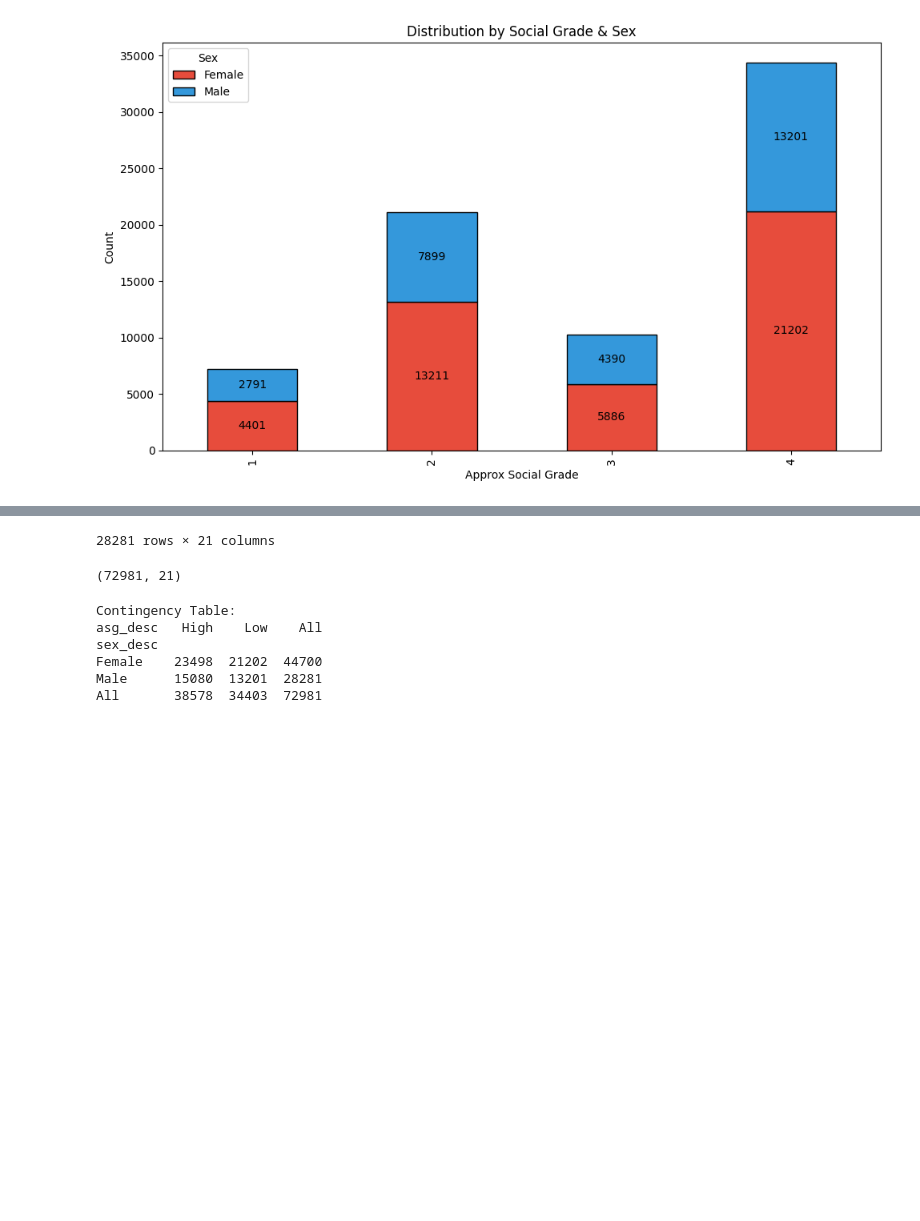
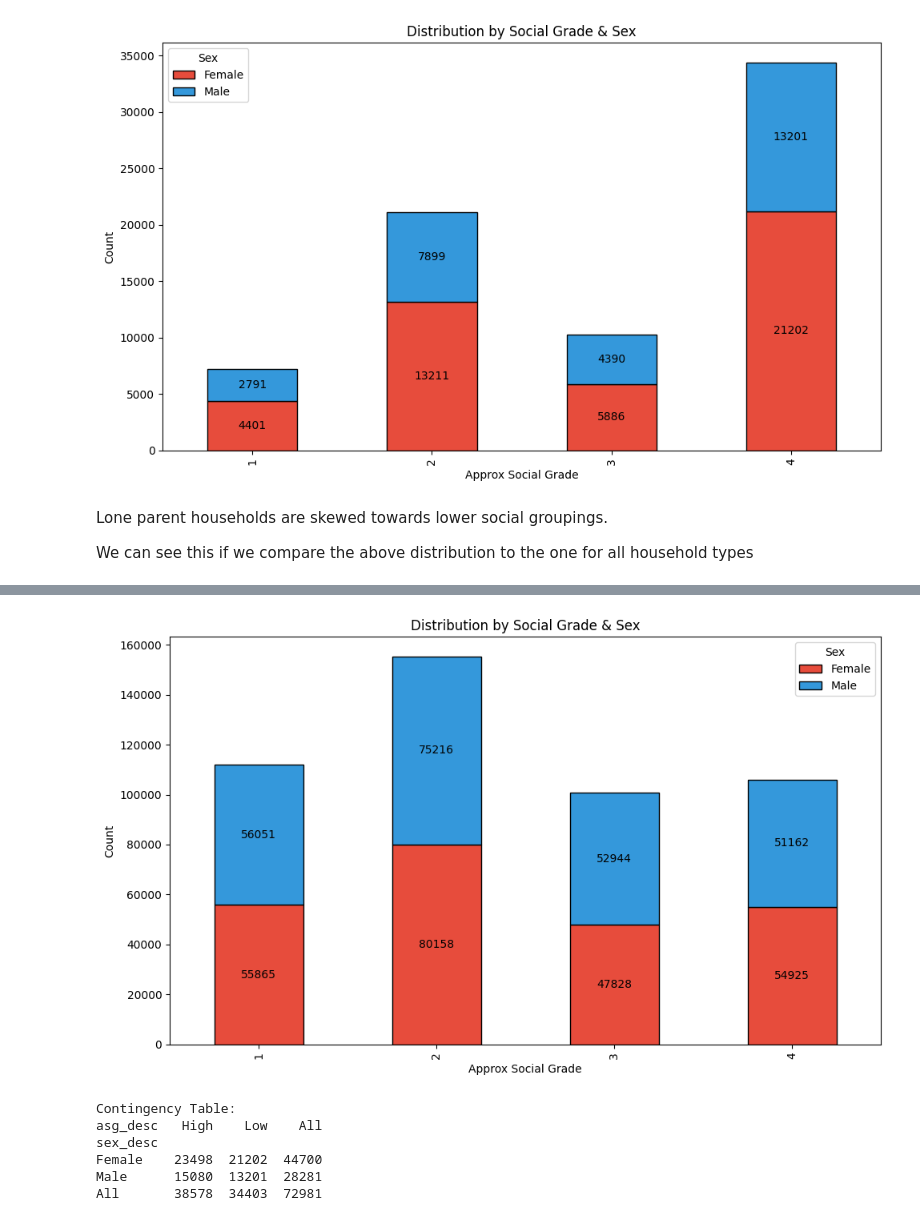
Before and after one commit to robwhite-lis/Everything_Counts_Assessment_2, a Jupyter notebook: census-codebook.ipynb, the cells around one changed output, grey strips where cells are left out. Drawn from its saved outputs; the diff is of its cells as text; code cells hidden in the pictures; blank space fills up the shorter version.

```diff
--- a/census-codebook.ipynb
+++ b/census-codebook.ipynb
@@ -295,6 +138,33 @@ plt.tight_layout()
 plt.show()
 # %% [output]
 [figure]
+# %% [markdown]
+Lone parent households are skewed towards lower social groupings.
+
+We can see this if we compare the above distribution to the one for all household types
 # %%
-asg[asg['sex'] == 2]
+# Grouped bar chart accross all households
+# oasg - all household types
+
+oasg = df[df['approx_social_grade'] != -8]
+oasg['sex_desc'] = np.where(oasg['sex'] ==1, 'Female', 'Male')
+
+ax2 = oasg.groupby(['approx_social_grade', 'sex_desc']).size().unstack().plot(
+    kind='bar',
+    stacked=True,
+    figsize=(10, 6),
+    color=['#e74c3c', '#3498db'],
+    edgecolor='black'
+)
+
+for container in ax2.containers:
+    ax2.bar_label(container, fmt='%d', label_type='center')
+
+
+plt.xlabel('Approx Social Grade')
+plt.ylabel('Count')
+plt.title('Distribution by Social Grade & Sex')
+plt.legend(title='Sex')
+plt.tight_layout()
+plt.show()
 # %% [output]
@@ -313,8 +171,4 @@ asg[asg['sex'] == 2]
-28281 rows × 21 columns
+[figure, added]
-# %%
-asg.shape
-# %% [output]
-(72981, 21)
 # %%
 # Build a contingency table
 print(f"\nContingency Table:")
```
Also changed, not shown: parts of 6 cells of this notebook.
